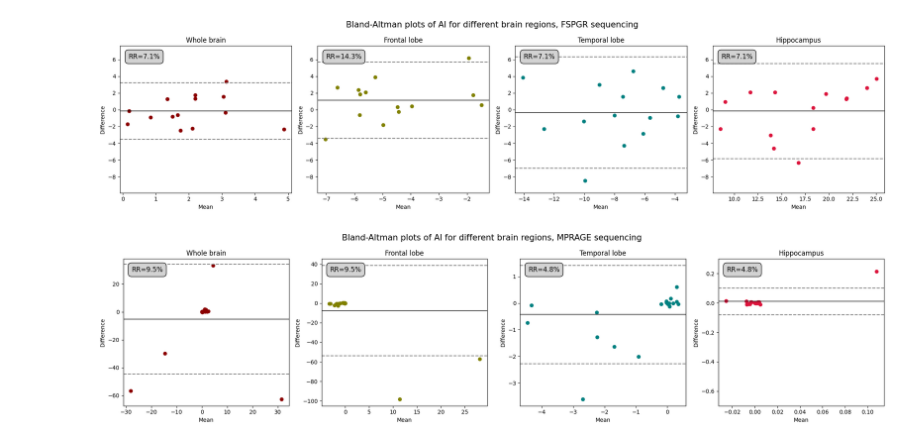
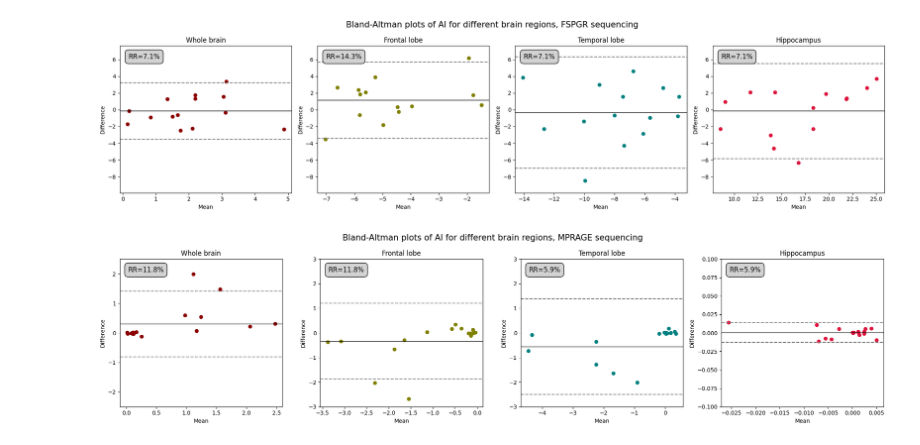
Before and after one commit to Crtox/asymmetryAD, a Jupyter notebook: code/test_retest.ipynb, the cells around one changed output. Cells and saved outputs as stored; diff of their text form; code cells hidden in the pictures.

```diff
--- a/code/test_retest.ipynb
+++ b/code/test_retest.ipynb
@@ -156,3 +170,9 @@ second_mprage = separate_scans(mprage_files)[1]
+# %%
+indices_to_remove = [3, 6, 11, 12]
+
+# Use list comprehension to create new arrays with the unwanted indices removed
+first_mprage = [value for idx, value in enumerate(first_mprage) if idx not in indices_to_remove]
+second_mprage = [value for idx, value in enumerate(second_mprage) if idx not in indices_to_remove]
 # %% [markdown]
 Flattening and normalizing the scans.
 # %%
@@ -1099,7 +1131,7 @@ axes[0].text(
     bbox=dict(facecolor='lightgrey', edgecolor='black', boxstyle='round,pad=0.5'),
     transform=axes[0].transAxes, verticalalignment='top'
 )
-axes[0].set_ylim(bottom=min(0, axes[0].get_ylim()[0]), top=max(0, axes[0].get_ylim()[1]))
+axes[0].set_ylim(-2.5, 2.5)
 
 # Plot for Frontal lobe
 axes[1].scatter(means_frontal_lobe_mprage, diffs_frontal_lobe_mprage, color='olive', marker='o')
@@ -1114,41 +1146,41 @@ axes[1].text(
     bbox=dict(facecolor='lightgrey', edgecolor='black', boxstyle='round,pad=0.5'),
     transform=axes[1].transAxes, verticalalignment='top'
 )
-axes[1].set_ylim(bottom=min(0, axes[1].get_ylim()[0]), top=max(0, axes[1].get_ylim()[1]))
+axes[1].set_ylim(-3, 3)
 
 # Plot for Temporal lobe
 axes[2].scatter(means_temporal_lobe_mprage, diffs_temporal_lobe_mprage, color='teal', marker='o')
 axes[2].set_title('Temporal lobe')
 axes[2].set_xlabel('Mean')
 axes[2].set_ylabel('Difference')
 axes[2].axhline(mean_temporal_lobe_mprage, color='black', alpha=0.7, linestyle='-')
 axes[2].axhline(LOA_temporal_lobe_mprage[0], color='gray', linestyle='--')
 axes[2].axhline(LOA_temporal_lobe_mprage[1], color='gray', linestyle='--')
 axes[2].text(
     0.05, 0.95, s=f'RR={RR_temporal_lobe_mprage:.1f}%', fontsize=12, color='black',
     bbox=dict(facecolor='lightgrey', edgecolor='black', boxstyle='round,pad=0.5'),
     transform=axes[2].transAxes, verticalalignment='top'
 )
-axes[2].set_ylim(bottom=min(0, axes[2].get_ylim()[0]), top=max(0, axes[2].get_ylim()[1]))
+axes[2].set_ylim(-3, 3)
 
 # Plot for Hippocampus
 axes[3].scatter(means_hippocampus_mprage, diffs_hippocampus_mprage, color='crimson', marker='o')
 axes[3].set_title('Hippocampus')
 axes[3].set_xlabel('Mean')
 axes[3].set_ylabel('Difference')
 axes[3].axhline(mean_hippocampus_mprage, color='black', alpha=0.7, linestyle='-')
 axes[3].axhline(LOA_hippocampus_mprage[0], color='gray', linestyle='--')
 axes[3].axhline(LOA_hippocampus_mprage[1], color='gray', linestyle='--')
 axes[3].text(
     0.05, 0.95, s=f'RR={RR_hippocampus_mprage:.1f}%', fontsize=12, color='black',
     bbox=dict(facecolor='lightgrey', edgecolor='black', boxstyle='round,pad=0.5'),
     transform=axes[3].transAxes, verticalalignment='top'
 )
-axes[3].set_ylim(-0.7, 0.3)
+axes[3].set_ylim(-0.1, 0.1)
 
 plt.suptitle('Bland-Altman plots of AI for different brain regions, MPRAGE sequencing', fontsize=15)
 plt.tight_layout()
-#plt.savefig(savePath + 'retry/bland-altman_mprage.png')
+#plt.savefig(savePath + 'retry2/bland-altman_mprage.png')
 plt.show()
 # %% [output]
-[figure, old version]
+[figure, new version]
```
Also changed, not shown: parts of 13 cells of this notebook, 8 other files.
